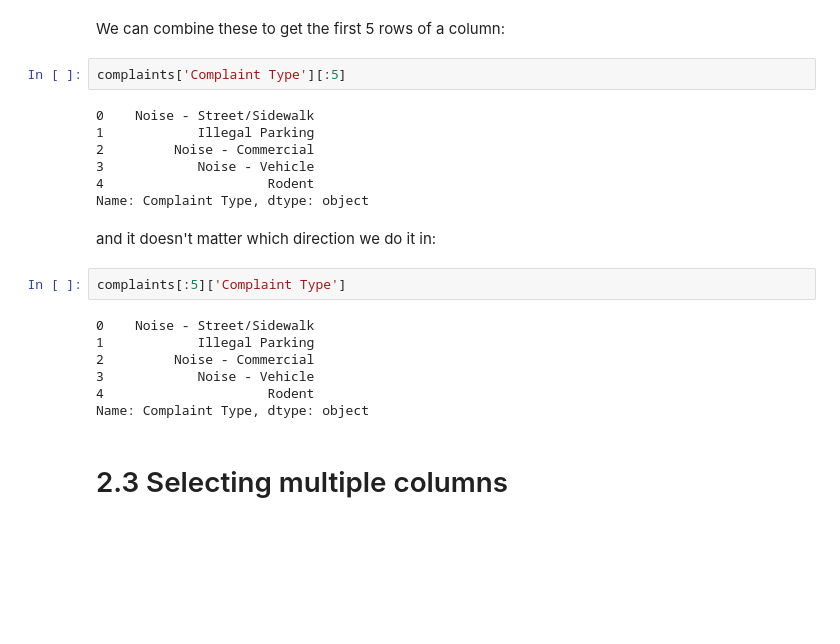
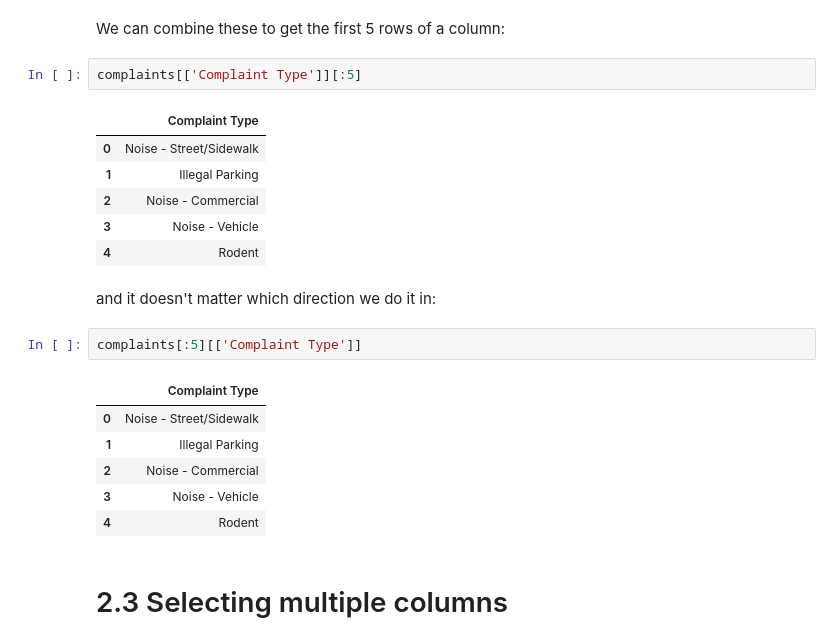
Before and after one commit to francisbautista/python-lessons, a Jupyter notebook: Pandas-Intro.ipynb, the cells around one changed output. Cells and saved outputs as stored; diff of their text form; blank space fills up the shorter version.

```diff
--- a/Pandas-Intro.ipynb
+++ b/Pandas-Intro.ipynb
@@ -98,25 +100,25 @@ complaints[:5]
 # %% [markdown]
 We can combine these to get the first 5 rows of a column:
 # %%
-complaints['Complaint Type'][:5]
+complaints[['Complaint Type']][:5]
 # %% [output]
-0    Noise - Street/Sidewalk
-1            Illegal Parking
-2         Noise - Commercial
-3            Noise - Vehicle
-4                     Rodent
-Name: Complaint Type, dtype: object
+|  | Complaint Type |
+| 0 | Noise - Street/Sidewalk |
+| 1 | Illegal Parking |
+| 2 | Noise - Commercial |
+| 3 | Noise - Vehicle |
+| 4 | Rodent |
 # %% [markdown]
 and it doesn't matter which direction we do it in:
 # %%
-complaints[:5]['Complaint Type']
+complaints[:5][['Complaint Type']]
 # %% [output]
-0    Noise - Street/Sidewalk
-1            Illegal Parking
-2         Noise - Commercial
-3            Noise - Vehicle
-4                     Rodent
-Name: Complaint Type, dtype: object
+|  | Complaint Type |
+| 0 | Noise - Street/Sidewalk |
+| 1 | Illegal Parking |
+| 2 | Noise - Commercial |
+| 3 | Noise - Vehicle |
+| 4 | Rodent |
 # %% [markdown]
 # 2.3 Selecting multiple columns
 # %% [markdown]
```
Also changed, not shown: parts of 11 cells of this notebook.
